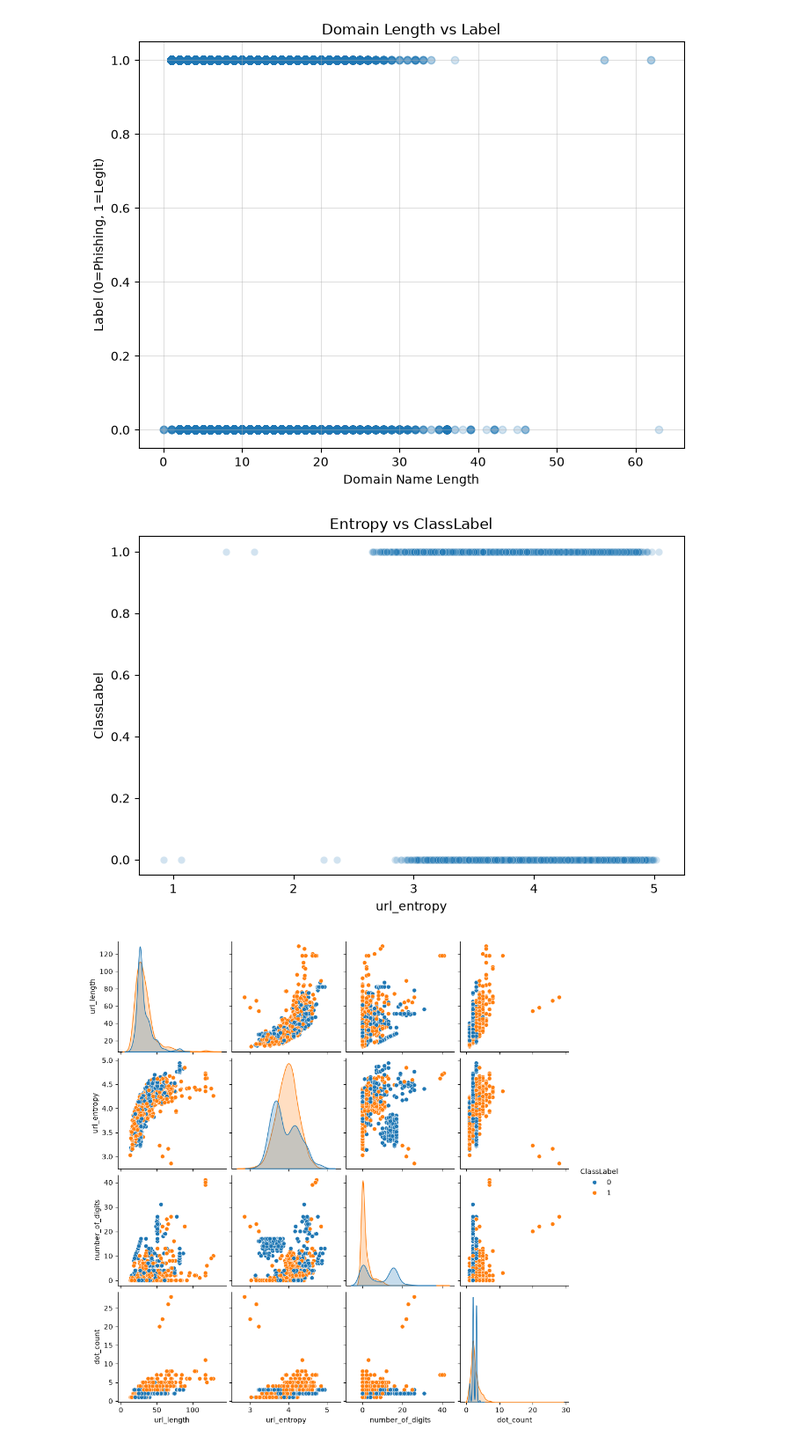
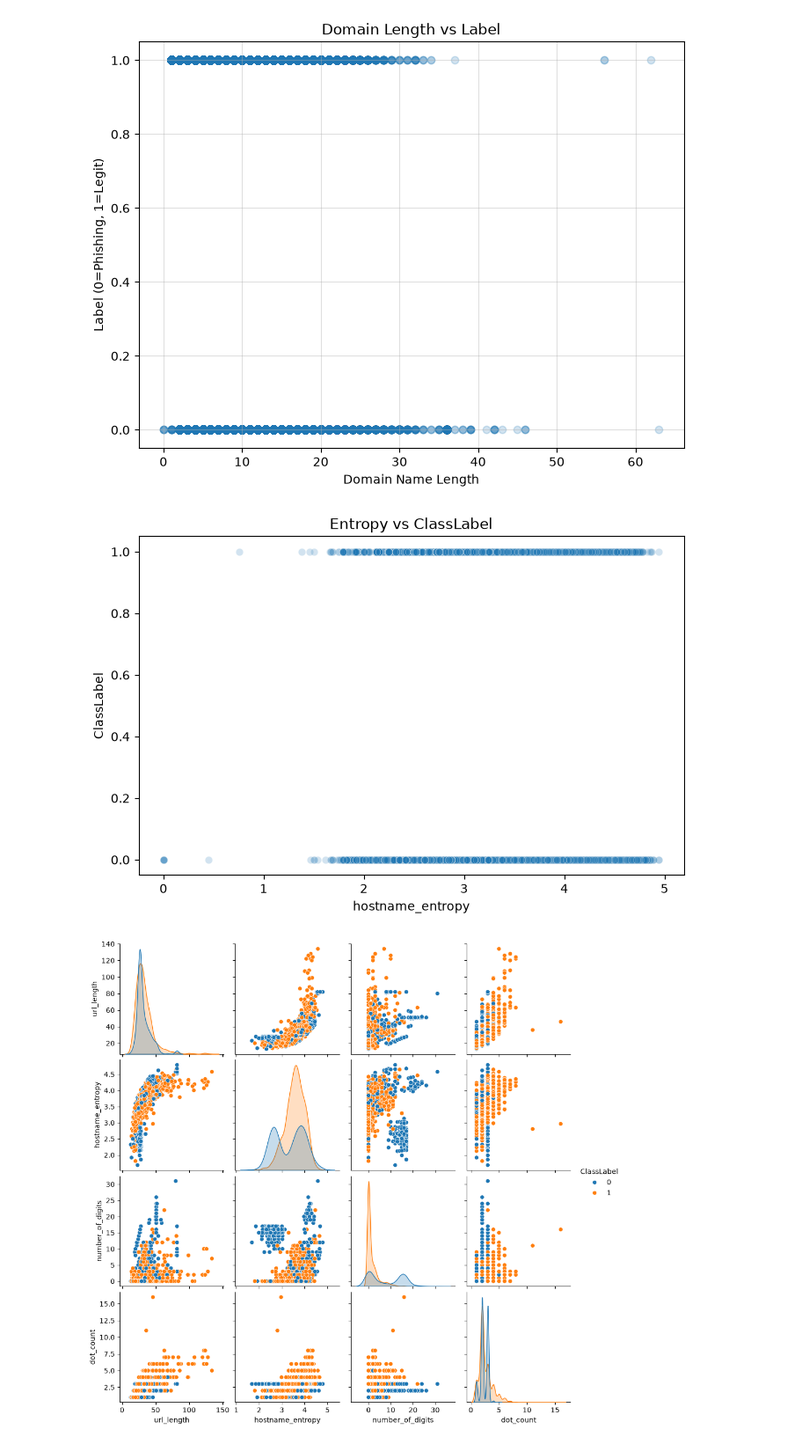
Before and after one commit to arjunt-dev/aegis-chrome-extension, a Jupyter notebook: backend/app/notebooks/Aegis_Final.ipynb, the cells around one changed output. Shown at 88% size. Saved outputs shown, nothing was run; the diff lists cells and outputs as text; code cells hidden in the pictures.

```diff
--- a/backend/app/notebooks/Aegis_Final.ipynb
+++ b/backend/app/notebooks/Aegis_Final.ipynb
@@ -273,12 +280,10 @@ def extract_features_from_url(url: str):
 #collect everything first, dedupe, balance classes, THEN extract features once.
 
 import random
-from urllib.parse import urlparse, urlsplit, urlunsplit, parse_qsl, urlencode
 import pandas as pd
 import requests
 from tqdm import tqdm
 import os
-import tldextract
 import zipfile
 import io
 
@@ -297,7 +302,7 @@ LEGITPHISH_FILE = os.path.abspath("../dataset/LegitPhish.csv")
 UMBRELLA_URL = "https://s3-us-west-1.amazonaws.com/umbrella-static/top-1m.csv.zip"
 UMBRELLA_CACHE = os.path.abspath("../dataset/umbrella_top1m.csv")
 
-OUTPUT_FILE = "dataset.csv"
+OUTPUT_FILE = os.path.abspath("../dataset/dataset.csv")
 FAILED_FILE = "failed_urls.csv"
 
 
@@ -488,9 +493,12 @@ print(f"Pre-balance — legit: {len(legit_rows)}, phishing: {len(phish_rows)}, "
       f"ratio: {len(legit_rows) / max(len(phish_rows),1):.2f}:1")
 
 rng = random.Random(RANDOM_STATE)
-max_legit = int(len(phish_rows) * TARGET_LEGIT_TO_PHISH_RATIO)
-if len(legit_rows) > max_legit:
-    legit_rows = rng.sample(legit_rows, max_legit)
+target_legit = int(len(phish_rows) * TARGET_LEGIT_TO_PHISH_RATIO)
+target_phish = int(len(legit_rows) / TARGET_LEGIT_TO_PHISH_RATIO)
+if len(legit_rows) > target_legit:
+    legit_rows = rng.sample(legit_rows, target_legit)
+elif len(phish_rows) > target_phish:
+    phish_rows = rng.sample(phish_rows, target_phish)
 
 all_pairs = legit_rows + phish_rows
 rng.shuffle(all_pairs)
@@ -1278,16 +1372,16 @@ plt.show()
 [figure]
 # %%
 plt.figure(figsize=(8,5))
-sns.scatterplot(x=df["url_entropy"], y=df["ClassLabel"], alpha=0.2)
+sns.scatterplot(x=df["hostname_entropy"], y=df["ClassLabel"], alpha=0.2)
 plt.title("Entropy vs ClassLabel")
 plt.show()
 # %% [output]
-[figure, old version]
+[figure, new version]
 # %%
-sns.pairplot(df.sample(2000), vars=["url_length","url_entropy","number_of_digits","dot_count"], hue="ClassLabel")
+sns.pairplot(df.sample(2000), vars=["url_length","hostname_entropy","number_of_digits","dot_count"], hue="ClassLabel")
 plt.show()
 # %% [output]
-[figure, old version]
+[figure, new version]
 # %%
 from sklearn.metrics import precision_recall_curve
 
```
Also changed, not shown: parts of 46 cells of this notebook, 9 other files.
